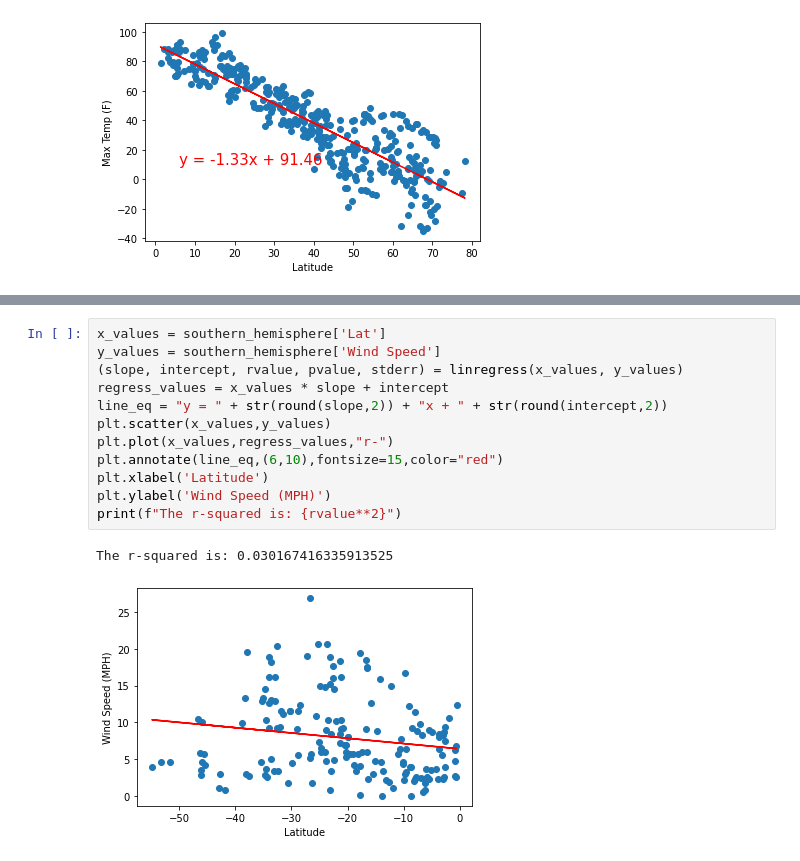
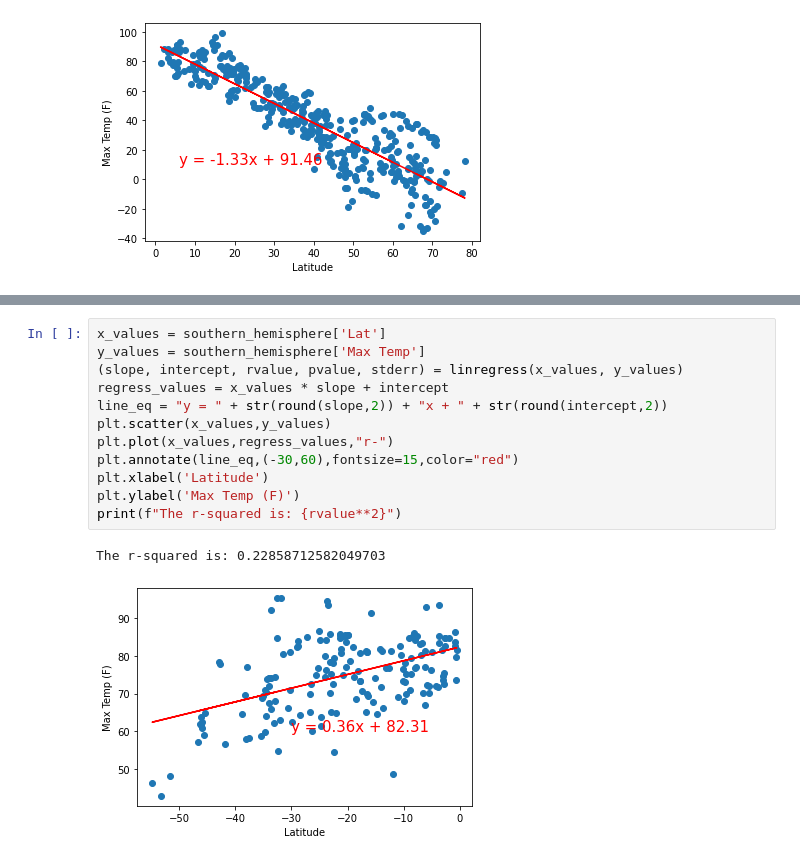
Before and after one commit to ILekawa9/Python-API-Challenge, a Jupyter notebook: WeatherPy/WeatherPy.ipynb, the cells around one changed output, grey strips where cells are left out. Drawn from its saved outputs; the diff is of its cells as text.

```diff
--- a/WeatherPy/WeatherPy.ipynb
+++ b/WeatherPy/WeatherPy.ipynb
@@ -288,15 +198,15 @@ The r-squared is: 0.012402667351202356
-# %%
-x_values = southern_hemisphere['Lat']
-y_values = southern_hemisphere['Wind Speed']
-(slope, intercept, rvalue, pvalue, stderr) = linregress(x_values, y_values)
-regress_values = x_values * slope + intercept
-line_eq = "y = " + str(round(slope,2)) + "x + " + str(round(intercept,2))
-plt.scatter(x_values,y_values)
-plt.plot(x_values,regress_values,"r-")
-plt.annotate(line_eq,(6,10),fontsize=15,color="red")
-plt.xlabel('Latitude')
-plt.ylabel('Wind Speed (MPH)')
-print(f"The r-squared is: {rvalue**2}")
-# %% [output]
-The r-squared is: 0.030167416335913525
-[figure, removed]
+# %%
+x_values = southern_hemisphere['Lat']
+y_values = southern_hemisphere['Max Temp']
+(slope, intercept, rvalue, pvalue, stderr) = linregress(x_values, y_values)
+regress_values = x_values * slope + intercept
+line_eq = "y = " + str(round(slope,2)) + "x + " + str(round(intercept,2))
+plt.scatter(x_values,y_values)
+plt.plot(x_values,regress_values,"r-")
+plt.annotate(line_eq,(-30,60),fontsize=15,color="red")
+plt.xlabel('Latitude')
+plt.ylabel('Max Temp (F)')
+print(f"The r-squared is: {rvalue**2}")
+# %% [output]
+The r-squared is: 0.22858712582049703
+[figure, added]
```
Also changed, not shown: parts of 12 cells of this notebook.
